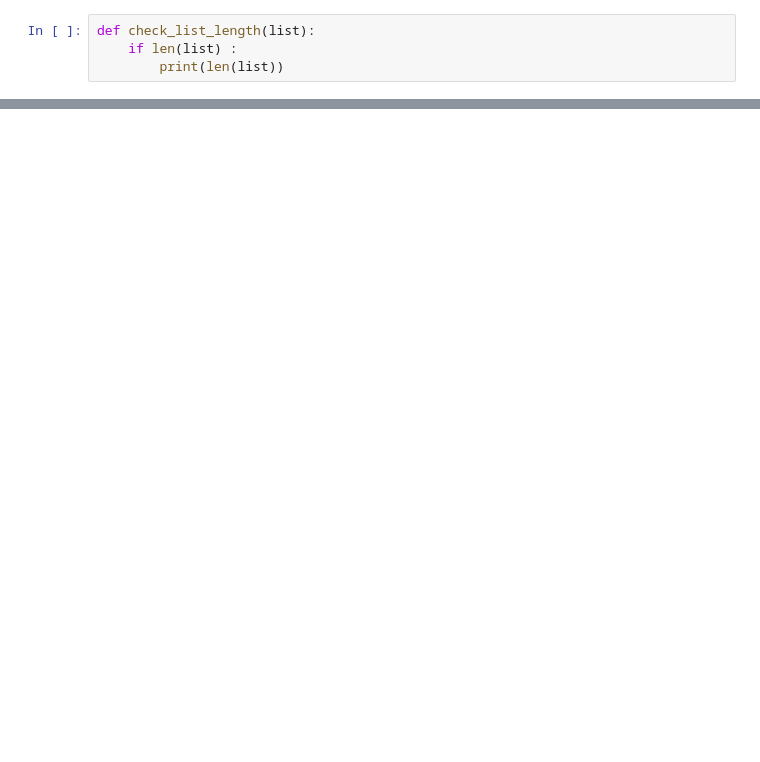
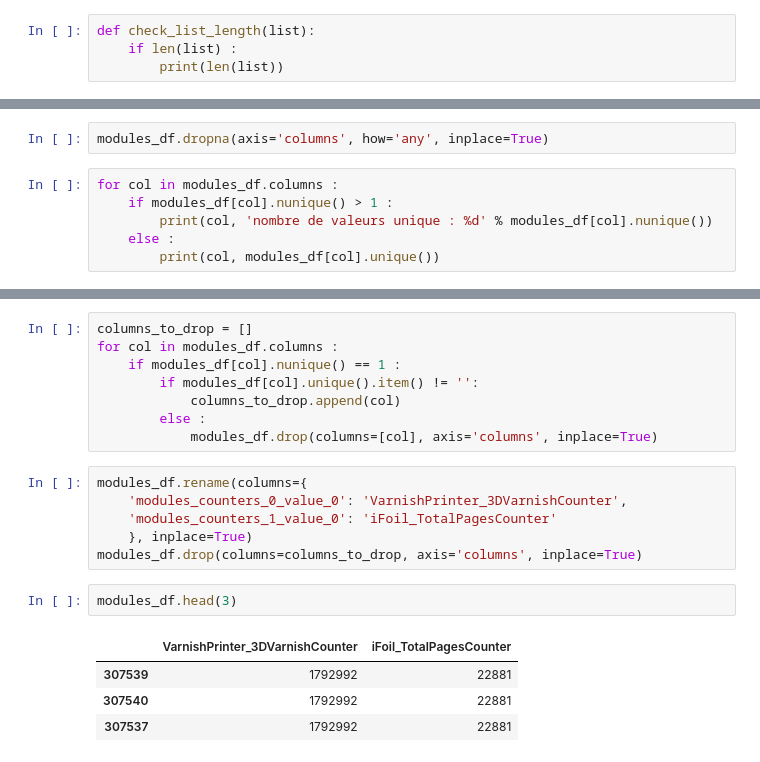
Before and after one commit to AranOribu/Prediction-Erreur-JetVarnish3DEvo, a Jupyter notebook: notebooks/data_explo_metrics.ipynb, the cells around one changed output, grey strips where cells are left out. Drawn from its saved outputs; the diff is of its cells as text; blank space fills up the shorter version.

```diff
--- a/notebooks/data_explo_metrics.ipynb
+++ b/notebooks/data_explo_metrics.ipynb
@@ -134,0 +194,8 @@ plt.show()
+# %%
+modules_df.dropna(axis='columns', how='any', inplace=True)
+# %%
+for col in modules_df.columns :
+    if modules_df[col].nunique() > 1 :
+        print(col, 'nombre de valeurs unique : %d' % modules_df[col].nunique())
+    else :
+        print(col, modules_df[col].unique())
@@ -134,0 +215,21 @@ plt.show()
+# %%
+columns_to_drop = []
+for col in modules_df.columns :
+    if modules_df[col].nunique() == 1 :
+        if modules_df[col].unique().item() != '':
+            columns_to_drop.append(col)
+        else :
+            modules_df.drop(columns=[col], axis='columns', inplace=True)
+# %%
+modules_df.rename(columns={
+    'modules_counters_0_value_0': 'VarnishPrinter_3DVarnishCounter',
+    'modules_counters_1_value_0': 'iFoil_TotalPagesCounter'
+    }, inplace=True)
+modules_df.drop(columns=columns_to_drop, axis='columns', inplace=True)
+# %%
+modules_df.head(3)
+# %% [output]
+|  | VarnishPrinter_3DVarnishCounter | iFoil_TotalPagesCounter |
+| 307539 | 1792992 | 22881 |
+| 307540 | 1792992 | 22881 |
+| 307537 | 1792992 | 22881 |
```
Also changed, not shown: parts of 81 cells of this notebook.
